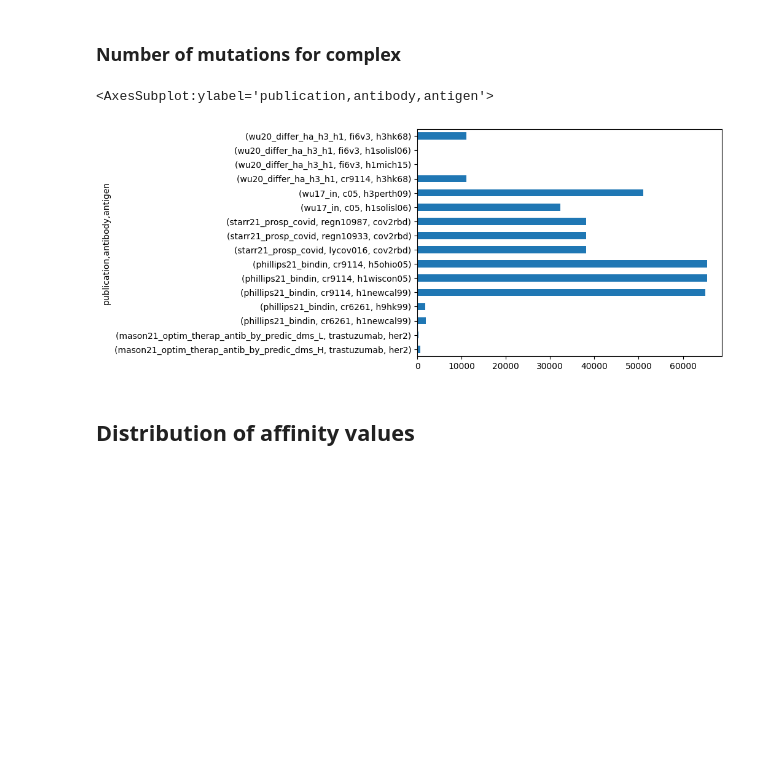
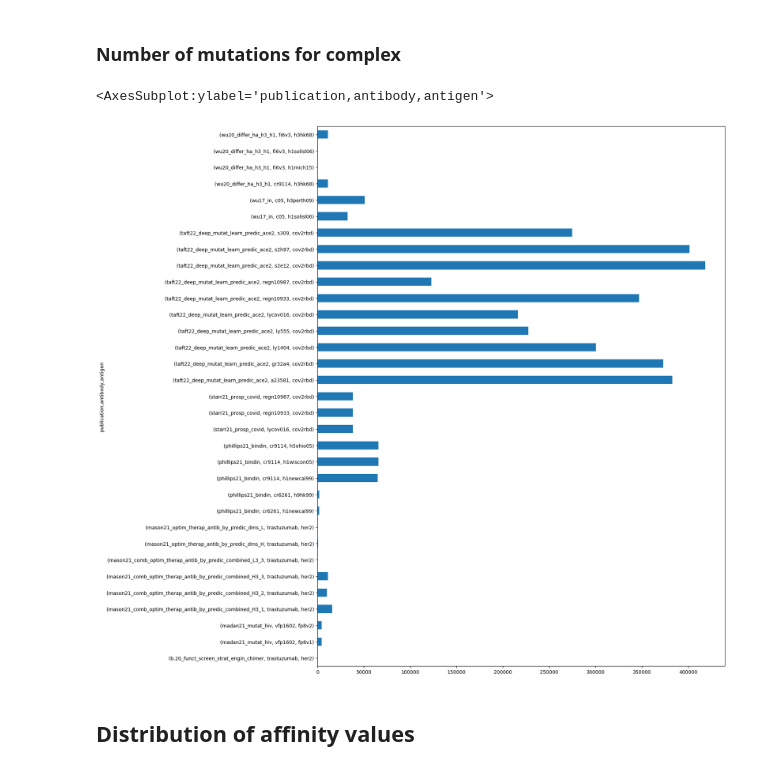
Before and after one commit to FabianTraxler/ag_binding_affinity, a Jupyter notebook: src/data_analysis/Datasets/DMS.ipynb, the cells around one changed output. Drawn from its saved outputs; the diff is of its cells as text; code cells hidden in the pictures; blank space fills up the shorter version.

Commit message:
Updates Data Analysis notebooks + PyMol graph analyze script

```diff
--- a/src/data_analysis/Datasets/DMS.ipynb
+++ b/src/data_analysis/Datasets/DMS.ipynb
@@ -10,6 +11,8 @@ from abag_affinity.utils.config import read_config, get_data_paths
 # %%
 config = read_config("../../config.yaml")
 
-summary_path, _ = get_data_paths(config, "DMS")
+#summary_path, _ = get_data_paths(config, "DMS")
+
+summary_path = os.path.join(config["DATA"]["path"], config["DATA"]["DMS"]["folder_path"], "dms_curated.csv")
 
 dms_df = pd.read_csv(summary_path)
@@ -34,10 +45,10 @@ dms_df
 # %% [markdown]
 ### Number of mutations for complex
 # %%
-complexes["mutation_code"].count().plot(kind="barh")
+complexes["mutation_code"].count().plot(kind="barh", figsize=(15, 20))
 # %% [output]
 <AxesSubplot:ylabel='publication,antibody,antigen'>
-[figure, old version]
+[figure, new version]
 # %% [markdown]
 ## Distribution of affinity values
 # %%
```
Also changed, not shown: parts of 14 cells of this notebook, 6 other files.
